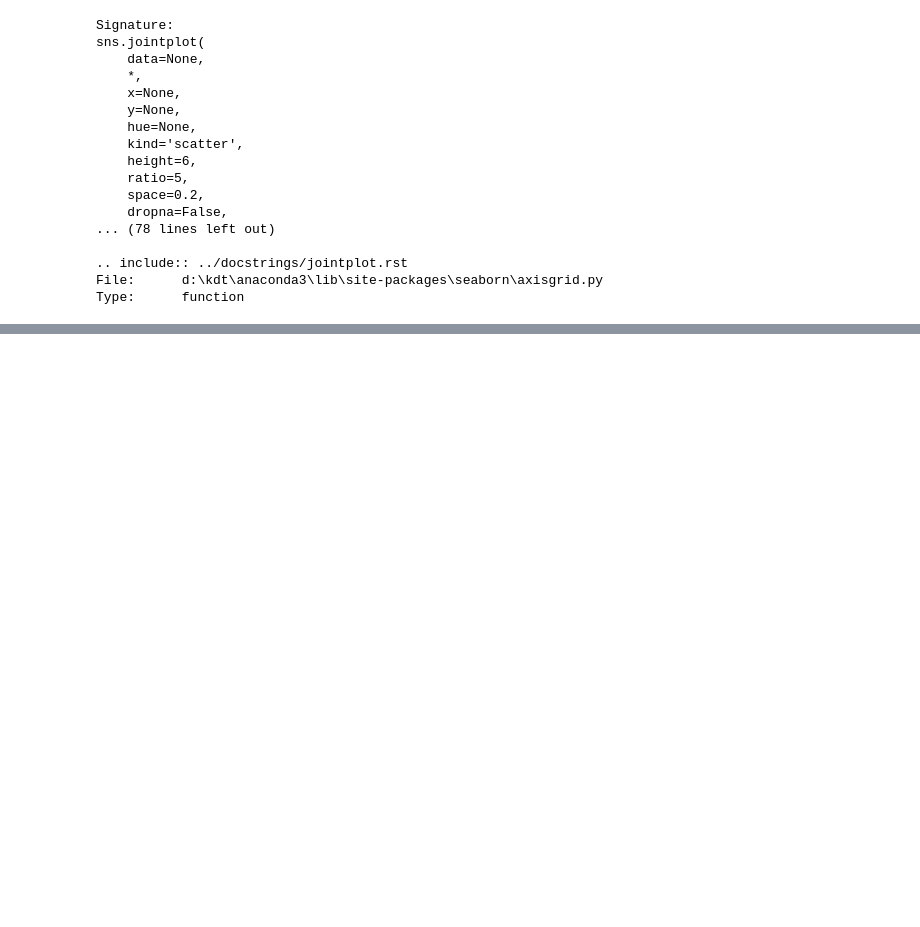
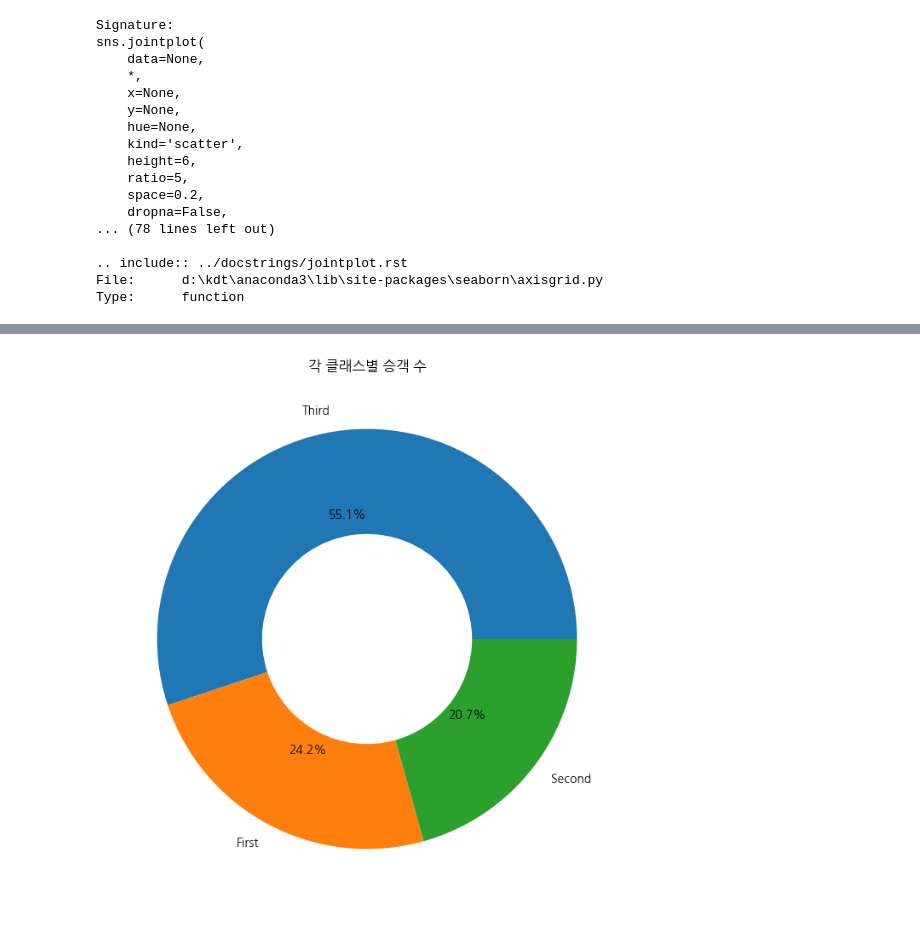
Before and after one commit to june2598/pythonstudy, a Jupyter notebook: data_visualization/titanic_시각화.ipynb, the cells around one changed output, grey strips where cells are left out. Cells and saved outputs as stored; diff of their text form; code cells hidden in the pictures; blank space fills up the shorter version.

```diff
--- a/data_visualization/titanic_시각화.ipynb
+++ b/data_visualization/titanic_시각화.ipynb
@@ -412,0 +489,11 @@ Type:      function
+# %%
+# 도넛차트
+
+tmp = df_titanic['class'].value_counts()
+plt.figure(figsize=(8, 8))
+plt.pie(tmp, labels=tmp.index, autopct='%1.1f%%', wedgeprops={'width': 0.5})
+
+plt.title('각 클래스별 승객 수')
+plt.show()
+# %% [output]
+[figure, added]
```
Also changed, not shown: parts of 16 cells of this notebook, 4 other files.
